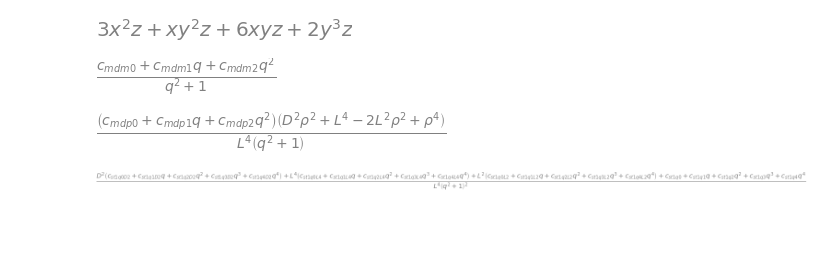
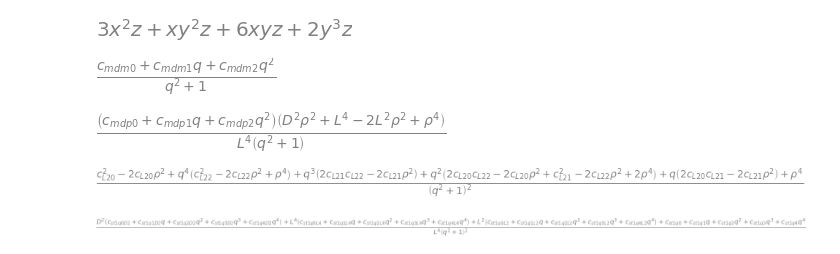
Before and after one commit to emilemarcotte/dubins2circle2set, a Jupyter notebook: RSLS_sympy.ipynb, the cells around one changed output. Cells and saved outputs as stored; diff of their text form; code cells hidden in the pictures; blank space fills up the shorter version.

```diff
--- a/RSLS_sympy.ipynb
+++ b/RSLS_sympy.ipynb
@@ -134,6 +134,67 @@ m_d_plus
 # print(c_md_plus0)
 # %% [output]
 [figure]
+# %%
+"""Prepare the Ls and Ds before substituting them in the formula"""
+
+# Manage L**2, denom = (q**2 + 1)
+L_2 = factor((c_1x - x_f)**2 + (c_1y - y_f)**2)
+L_2 = collect(L_2, q)
+L_2_numer, L_2_denom = L_2.as_numer_denom()
+c_L20, c_L21, c_L22 = symbols("c_L20, c_L21, c_L22")
+c_L20_t = L_2_numer.coeff(q, 0)
+c_L21_t = L_2_numer.coeff(q, 1)
+c_L22_t = L_2_numer.coeff(q, 2)
+substitutions_3 = dict(zip([c_L20_t, c_L21_t, c_L22_t], [c_L20, c_L21, c_L22]))
+L_2_numer = L_2_numer.subs(substitutions_3)
+L_2 = L_2_numer/L_2_denom
+
+# Manage L**4, denom = (q**2 + 1)**2
+L_4 = factor(expand(L_2**2))
+L_4_numer, L_4_denom = L_4.as_numer_denom()
+L_4_numer = collect(expand(L_4_numer), q)
+# L_4_denom = expand(L_4_denom)
+L_4 = L_4_numer/L_4_denom
+
+# Manage L**6, denom = (q**2 + 1)**3
+L_6 = factor(expand(L_2**3))
+L_6_numer, L_6_denom = L_6.as_numer_denom()
+L_6_numer = collect(expand(L_6_numer), q)
+L_6 = L_6_numer/L_6_denom
+
+# Manage L**8, denom = (q**2 + 1)**4
+L_8 = factor(expand(L_2**4))
+L_8_numer, L_8_denom = L_8.as_numer_denom()
+L_8_numer = collect(expand(L_8_numer), q)
+L_8 = L_8_numer/L_8_denom
+
+# Manage D**2, denom = (q**2 + 1)
+D_2 = L_2 - rho**2
+D_2_numer, D_2_denom = D_2.as_numer_denom()
+D_2_numer = collect(expand(D_2_numer), q)
+D_2 = D_2_numer/D_2_denom
+# D_2 = factor((L_2 - rho**2)*(q**2+1))
+
+# Manage D**4, denom = (q**2 + 1)**2
+D_4 = factor(expand(D_2**2))
+D_4_numer, D_4_denom = D_4.as_numer_denom()
+D_4_numer = collect(expand(D_4_numer), q)
+D_4 = D_4_numer/D_4_denom
+
+# L_2
+# L_2_numer
+# L_2_denom
+# L_4
+# L_6
+# L_8
+# L_4_numer
+# L_4_denom
+# D_2
+# D_2_numer
+# D_2_denom
+# D_4
+# %% [output]
+[figure, added]
 # %%
 """Start combining everything to get to eqation 55"""
 
```
Also changed, not shown: parts of 2 cells of this notebook.
